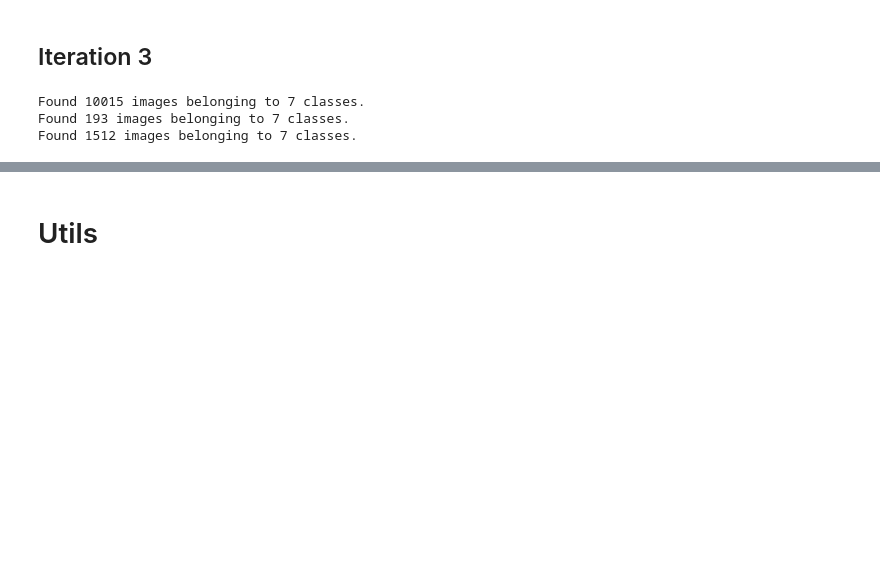
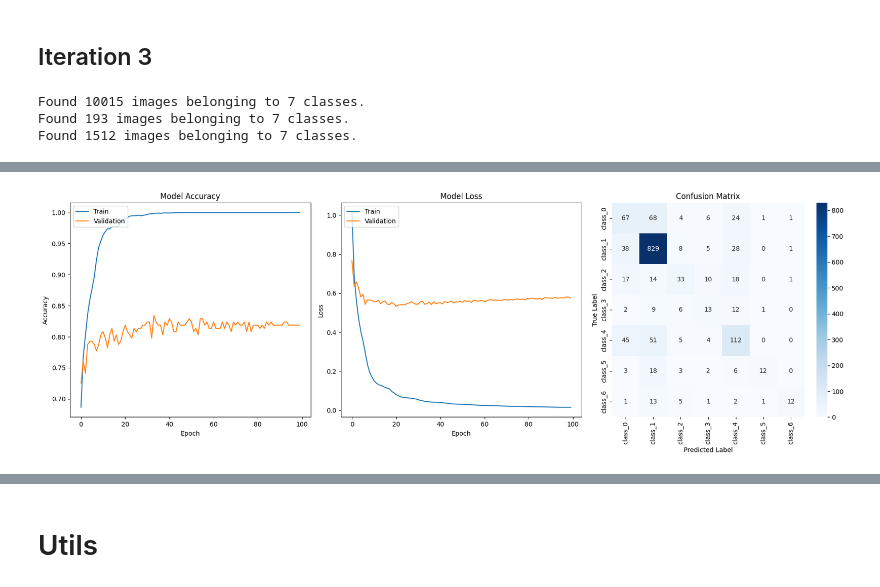
Before and after one commit to renemartensen/Classification-of-Skin-Lesions, a Jupyter notebook: makingModel.ipynb, the cells around one changed output, grey strips where cells are left out. Saved outputs shown, nothing was run; the diff lists cells and outputs as text; code cells hidden in the pictures; blank space fills up the shorter version.

```diff
--- a/makingModel.ipynb
+++ b/makingModel.ipynb
@@ -724,0 +726,3 @@ Epoch 6/6
+# %%
+show_all_plots(history, model, test_generator)
+# %% [output]
@@ -724,0 +746 @@ Epoch 6/6
+[figure, added]
```
Also changed, not shown: parts of 6 cells of this notebook.
